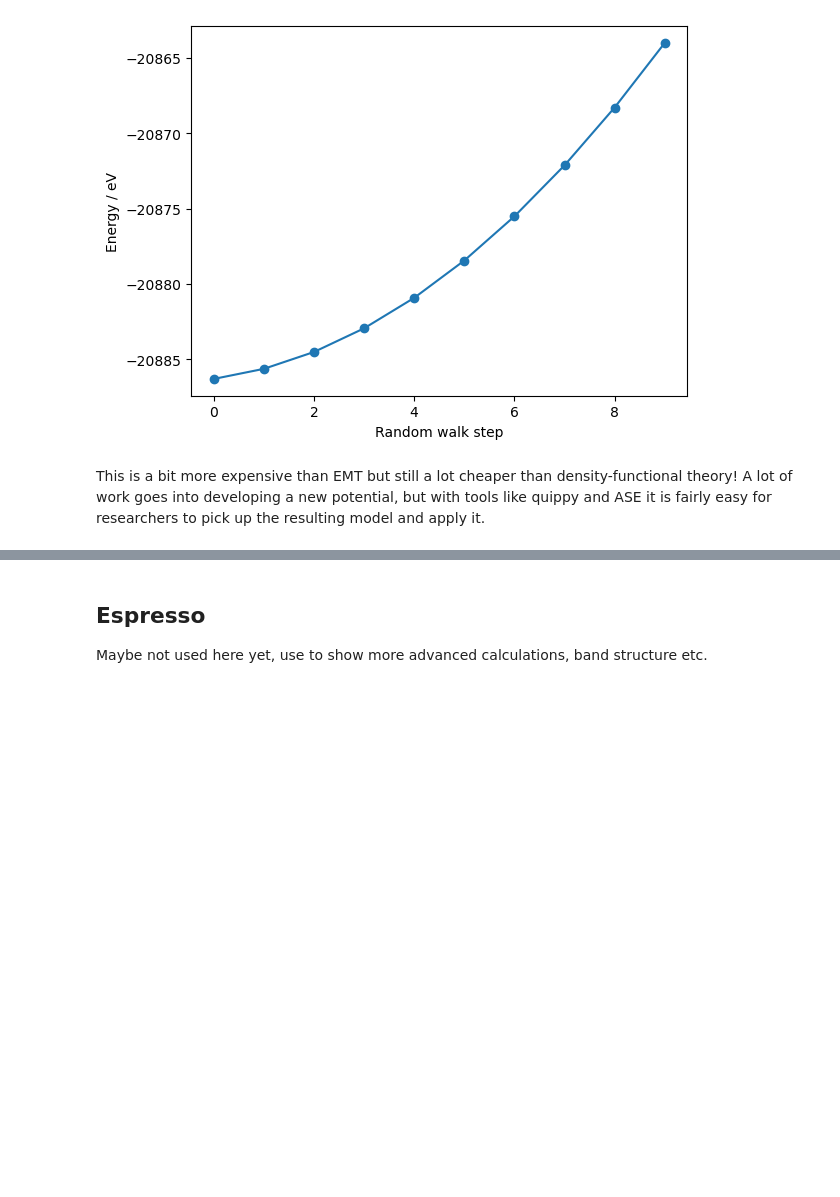
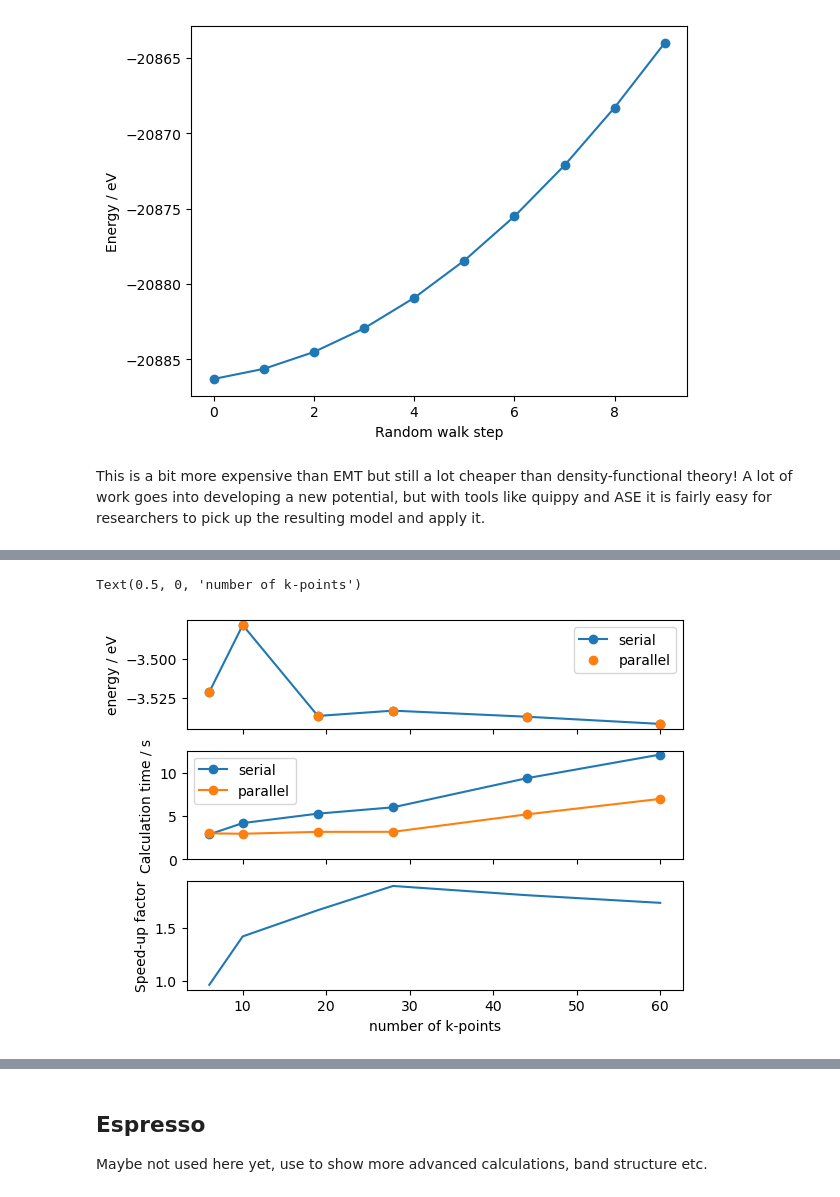
Before and after one commit to ASE-Workshop-2023/tutorial, a Jupyter notebook: development/Calculators.ipynb, the cells around one changed output, grey strips where cells are left out. Saved outputs shown, nothing was run; the diff lists cells and outputs as text; code cells hidden in the pictures; blank space fills up the shorter version.

```diff
--- a/development/Calculators.ipynb
+++ b/development/Calculators.ipynb
@@ -276,0 +434,23 @@ TODO:
+# %%
+import json
+with open('parallel_results.json', 'r') as fd:
+    parallel_data = json.load(fd)
+
+fig, axes = plt.subplots(nrows=3, sharex=True)
+axes[0].plot(nkpts, energies, 'o-', label='serial')
+axes[0].plot(parallel_data['nkpts'], parallel_data['energies'], 'o', label='parallel')
+axes[0].set_ylabel('energy / eV')
+axes[0].legend()
+
+axes[1].plot(nkpts, times, 'o-', label='serial')
+axes[1].plot(parallel_data['nkpts'], parallel_data['times'], 'o-', label='parallel')
+axes[1].set_ylabel('Calculation time / s')
+axes[1].legend()
+axes[1].set_ylim([0, None])
+
+axes[2].plot(nkpts, np.asarray(times) / parallel_data['times'], label='4 cores')
+axes[2].set_ylabel('Speed-up factor')
+axes[2].set_xlabel('number of k-points')
+# %% [output]
+Text(0.5, 0, 'number of k-points')
+[figure, added]
```
Also changed, not shown: parts of 11 cells of this notebook.
